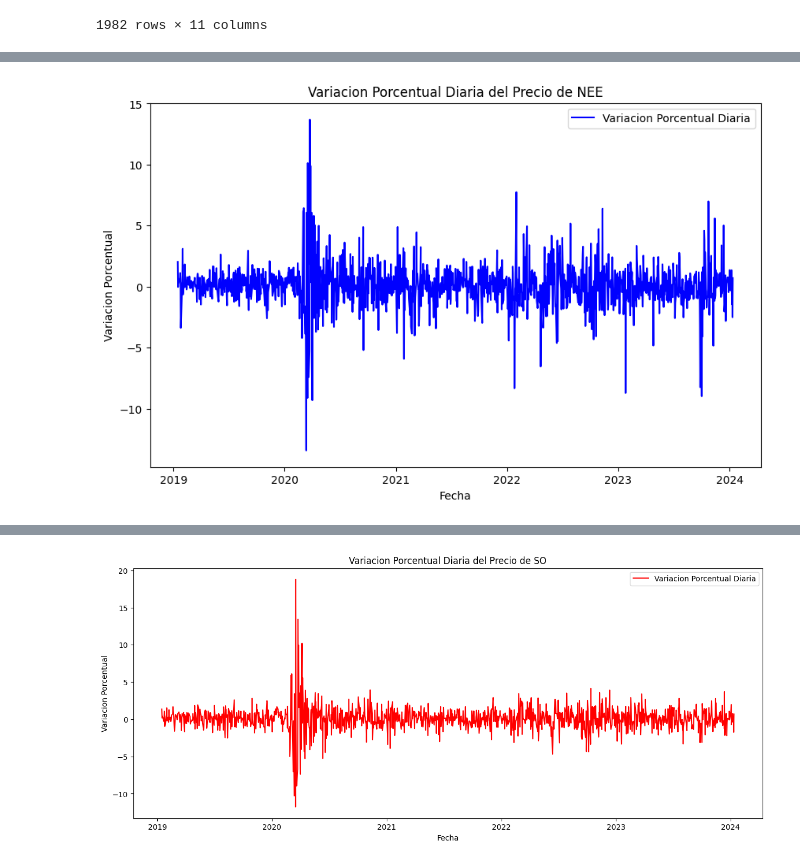
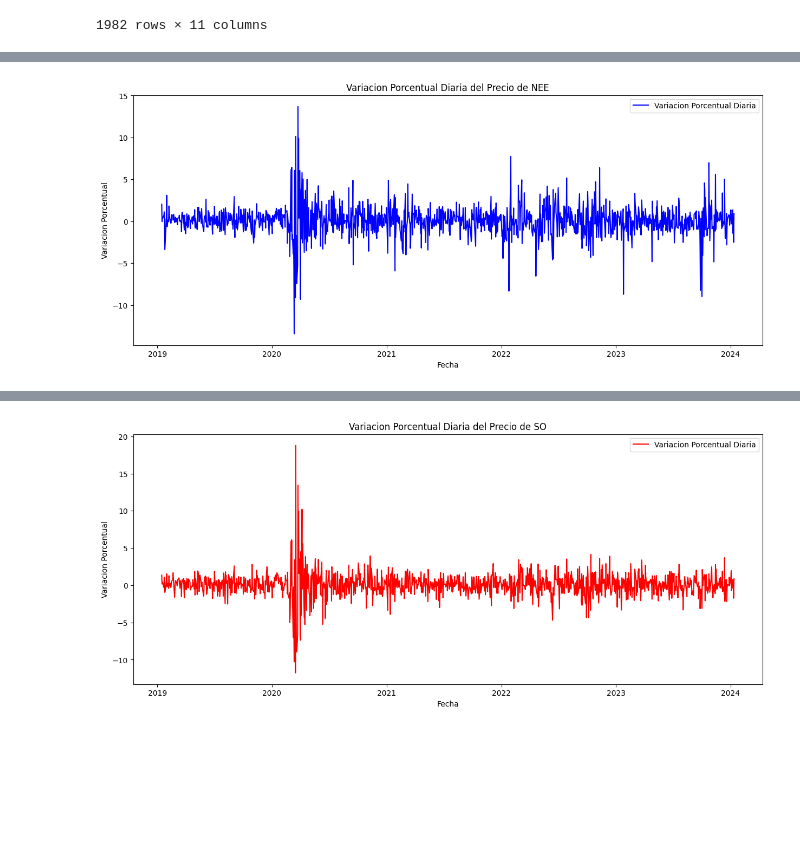
Before and after one commit to qlab-intro-python/tarea-4-mundaca-arce, a Jupyter notebook: tarea_4.ipynb, the cells around one changed output, grey strips where cells are left out. Saved outputs shown, nothing was run; the diff lists cells and outputs as text; code cells hidden in the pictures; blank space fills up the shorter version.

```diff
--- a/tarea_4.ipynb
+++ b/tarea_4.ipynb
@@ -388,10 +370,15 @@ nee_history
 # %%
-plt.figure(figsize=(10, 6))
+#Empezaremos analizando la variación porcentual diaria del precio de NEE
+nee_history=nee.history("5y")
+nee_history['Retorno Porcentual'] = ((nee_history['Close'] - nee_history['Close'].shift(1)) / nee_history['Close'].shift(1) * 100) + nee_history['Dividends']
+nee_history
+
+plt.figure(figsize=(15, 6))
 plt.plot(nee_history.index, nee_history['Retorno Porcentual'], label='Variacion Porcentual Diaria', color='blue')
 plt.title('Variacion Porcentual Diaria del Precio de NEE')
 plt.xlabel('Fecha')
 plt.ylabel('Variacion Porcentual')
 plt.legend()
 plt.show()
 # %% [output]
-[figure, old version]
+[figure, new version]
```
Also changed, not shown: parts of 5 cells of this notebook.
